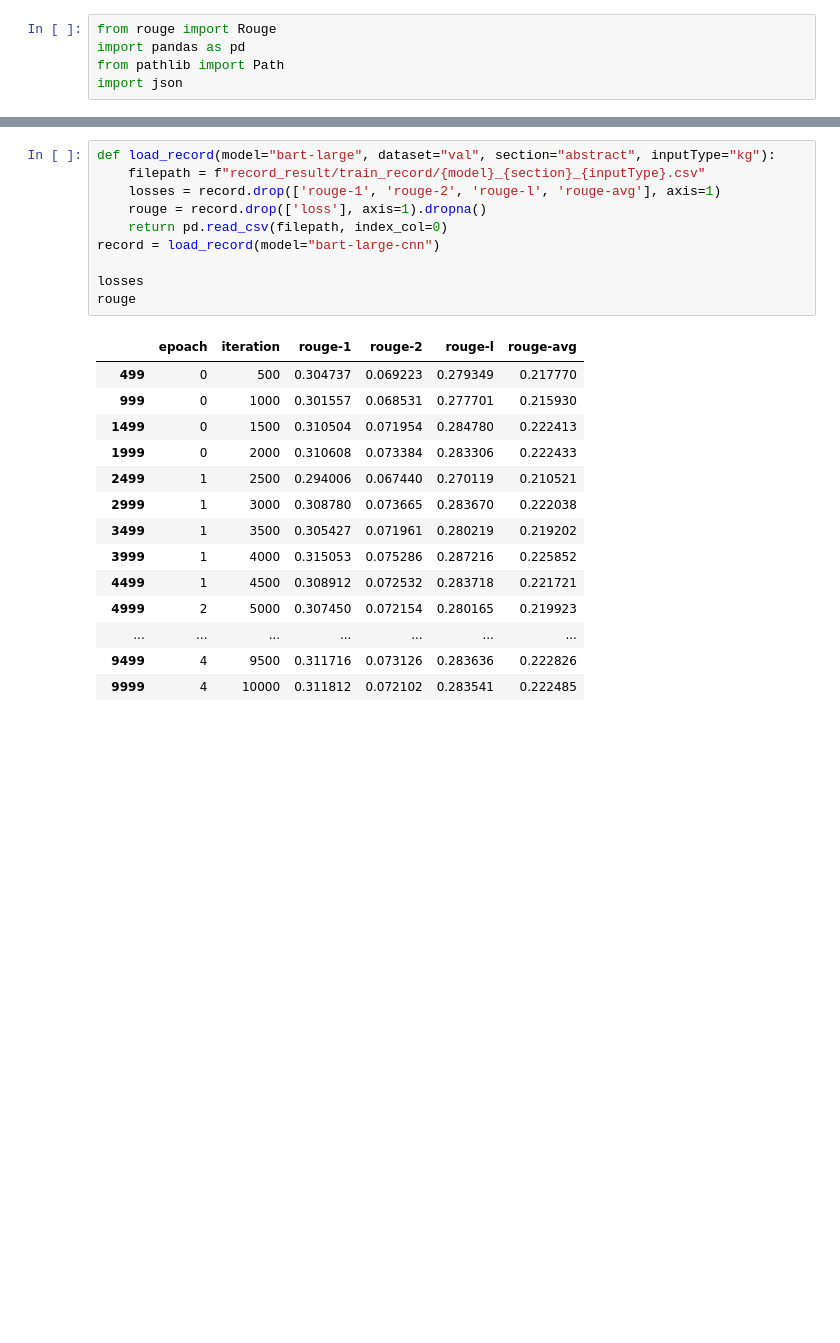
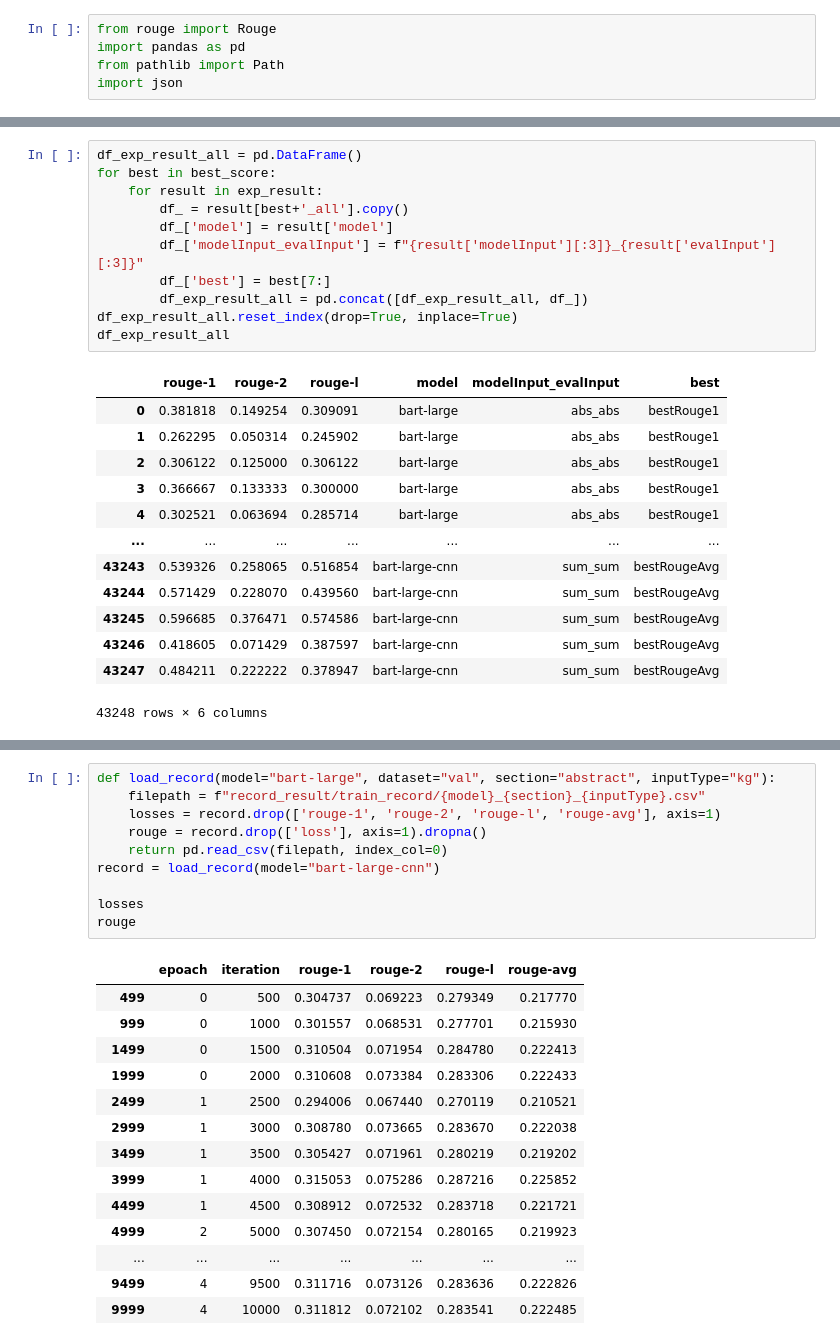
Before and after one commit to Thetang-145/My_Thesis_Playground, a Jupyter notebook: FT_PT_model/Evaluation.ipynb, the cells around one changed output, grey strips where cells are left out. Cells and saved outputs as stored; diff of their text form; blank space fills up the shorter version.

```diff
--- a/FT_PT_model/Evaluation.ipynb
+++ b/FT_PT_model/Evaluation.ipynb
@@ -51,0 +161,25 @@ Loading result from record_result/generated_summary/val_summary_kg.csv
+# %%
+df_exp_result_all = pd.DataFrame()
+for best in best_score:
+    for result in exp_result:
+        df_ = result[best+'_all'].copy()
+        df_['model'] = result['model']
+        df_['modelInput_evalInput'] = f"{result['modelInput'][:3]}_{result['evalInput'][:3]}"
+        df_['best'] = best[7:]
+        df_exp_result_all = pd.concat([df_exp_result_all, df_])
+df_exp_result_all.reset_index(drop=True, inplace=True)
+df_exp_result_all
+# %% [output]
+|  | rouge-1 | rouge-2 | rouge-l | model | modelInput_evalInput | best |
+| 0 | 0.381818 | 0.149254 | 0.309091 | bart-large | abs_abs | bestRouge1 |
+| 1 | 0.262295 | 0.050314 | 0.245902 | bart-large | abs_abs | bestRouge1 |
+| 2 | 0.306122 | 0.125000 | 0.306122 | bart-large | abs_abs | bestRouge1 |
+| 3 | 0.366667 | 0.133333 | 0.300000 | bart-large | abs_abs | bestRouge1 |
+| 4 | 0.302521 | 0.063694 | 0.285714 | bart-large | abs_abs | bestRouge1 |
+| ... | ... | ... | ... | ... | ... | ... |
+| 43243 | 0.539326 | 0.258065 | 0.516854 | bart-large-cnn | sum_sum | bestRougeAvg |
+| 43244 | 0.571429 | 0.228070 | 0.439560 | bart-large-cnn | sum_sum | bestRougeAvg |
+| 43245 | 0.596685 | 0.376471 | 0.574586 | bart-large-cnn | sum_sum | bestRougeAvg |
+| 43246 | 0.418605 | 0.071429 | 0.387597 | bart-large-cnn | sum_sum | bestRougeAvg |
+| 43247 | 0.484211 | 0.222222 | 0.378947 | bart-large-cnn | sum_sum | bestRougeAvg |
+43248 rows × 6 columns
```
Also changed, not shown: parts of 16 cells of this notebook, 12 other files.
